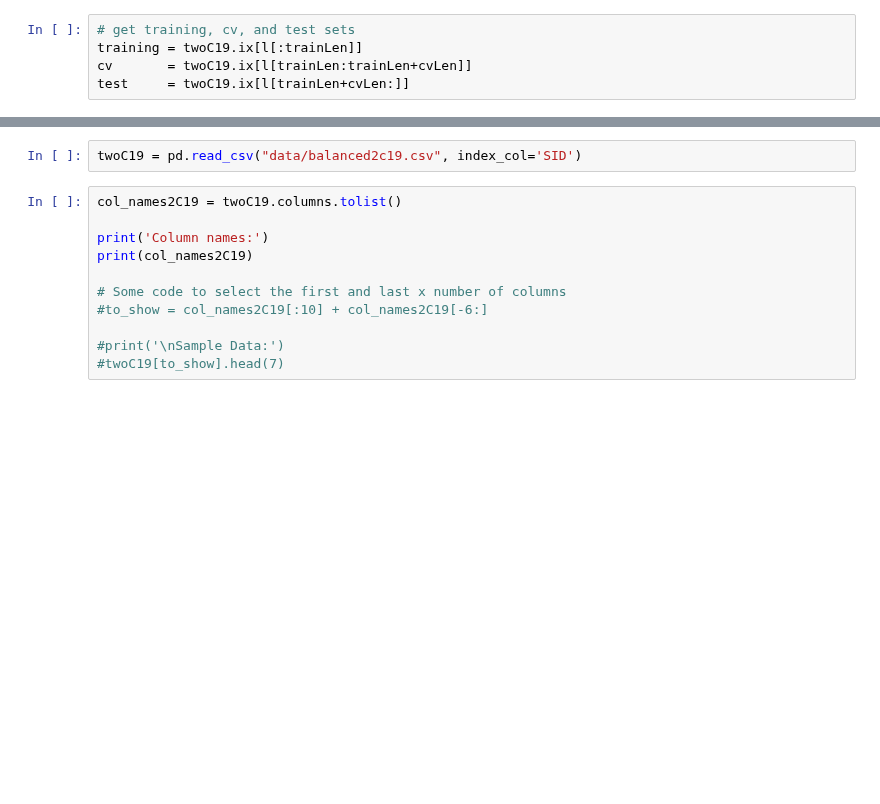
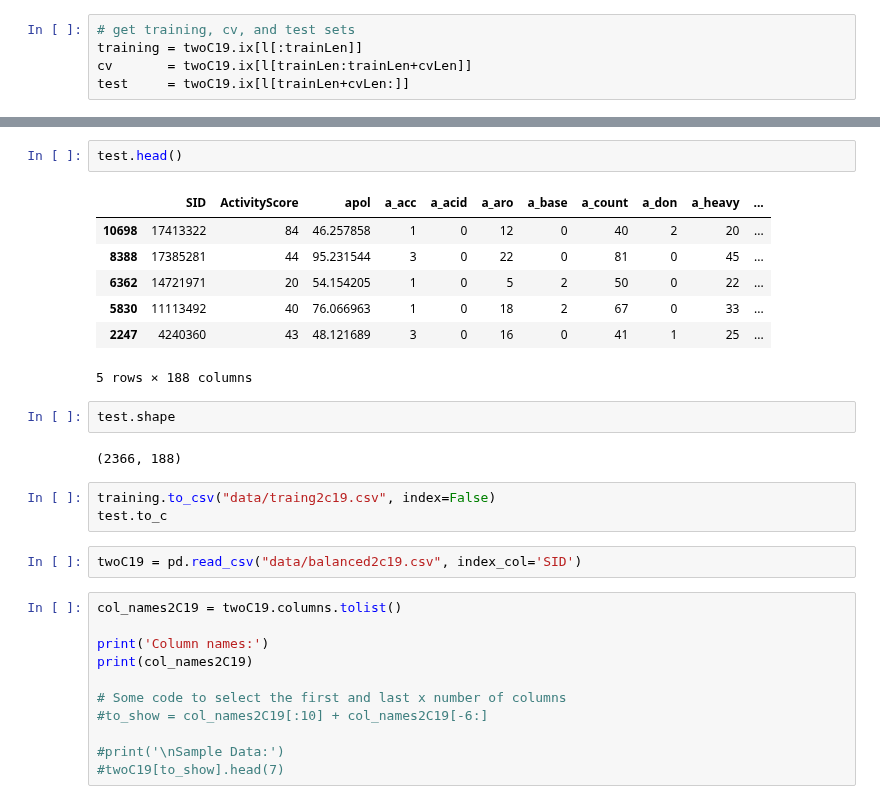
Before and after one commit to 5x5x5x5/kin, a Jupyter notebook: ShuffleandSplit3.ipynb, the cells around one changed output, grey strips where cells are left out. Saved outputs shown, nothing was run; the diff lists cells and outputs as text; blank space fills up the shorter version.

```diff
--- a/ShuffleandSplit3.ipynb
+++ b/ShuffleandSplit3.ipynb
@@ -221,3 +255,20 @@ training.head()
+# %%
+test.head()
+# %% [output]
+|  | SID | ActivityScore | apol | a_acc | a_acid | a_aro | a_base | a_count | a_don | a_heavy | ... |
+| 10698 | 17413322 | 84 | 46.257858 | 1 | 0 | 12 | 0 | 40 | 2 | 20 | ... |
+| 8388 | 17385281 | 44 | 95.231544 | 3 | 0 | 22 | 0 | 81 | 0 | 45 | ... |
+| 6362 | 14721971 | 20 | 54.154205 | 1 | 0 | 5 | 2 | 50 | 0 | 22 | ... |
+| 5830 | 11113492 | 40 | 76.066963 | 1 | 0 | 18 | 2 | 67 | 0 | 33 | ... |
+| 2247 | 4240360 | 43 | 48.121689 | 3 | 0 | 16 | 0 | 41 | 1 | 25 | ... |
+5 rows × 188 columns
+# %%
+test.shape
+# %% [output]
+(2366, 188)
+# %%
+training.to_csv("data/traing2c19.csv", index=False)
+test.to_c
 # %%
 twoC19 = pd.read_csv("data/balanced2c19.csv", index_col='SID')
 # %%
```
Also changed, not shown: parts of 37 cells of this notebook.
